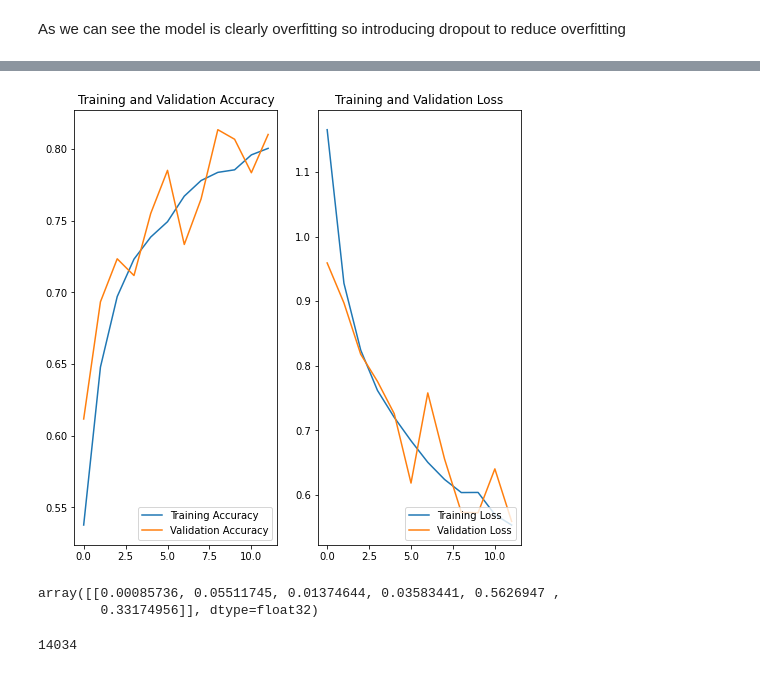
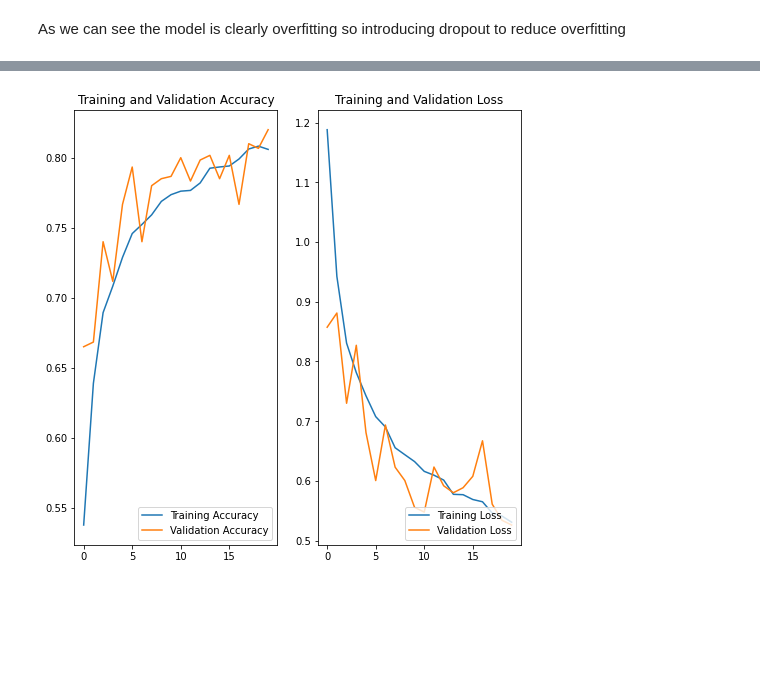
Before and after one commit to sumanjitmoshat/CNN, a Jupyter notebook: intel_image_classification.ipynb, the cells around one changed output, grey strips where cells are left out. Cells and saved outputs as stored; diff of their text form; code cells hidden in the pictures; blank space fills up the shorter version.

```diff
--- a/intel_image_classification.ipynb
+++ b/intel_image_classification.ipynb
@@ -236,12 +231,10 @@ data_augmentation = Sequential(
 model_dropout = Sequential([
             data_augmentation,
             layers.experimental.preprocessing.Rescaling(1./255),
-            layers.Conv2D(16,3,padding='same',activation='relu'),
-            layers.MaxPooling2D(),
-            layers.Conv2D(32,3,padding='same',activation='relu'),
-            layers.MaxPooling2D(),
-            layers.Conv2D(64,3,padding='same',activation='relu'),
-            layers.MaxPooling2D(),
+            layers.Conv2D(32,(3,3),padding='same',activation='relu'),
+            layers.MaxPooling2D(2,2),
+            layers.Conv2D(32,(3,3),padding='same',activation='relu'),
+            layers.MaxPooling2D(2,2),
             layers.Dropout(0.2),
             layers.Flatten(),
             layers.Dense(128,activation='relu'),
@@ -276,6 +269,6 @@ Trainable params: 2,678,694
 Non-trainable params: 0
 _________________________________________________________________
 # %%
-history_dropout = model_dropout.fit(train_ds,validation_data=val_ds,epochs=epochs,callbacks=[earlystop])
+history_dropout = model_dropout.fit(train_ds,validation_data=val_ds,epochs=epochs)
 # %% [output]
 Epoch 1/20
@@ -298,26 +291,26 @@ Epoch 12/20
 # %%
 acc = history_dropout.history['accuracy']
 val_acc = history_dropout.history['val_accuracy']
 
 loss= history_dropout.history['loss']
 val_loss = history_dropout.history['val_loss']
 
-epochs_range = range(12)
+epochs_range = range(20)
 
 plt.figure(figsize=(8,8))
 
 plt.subplot(1,2,1)
 plt.plot(epochs_range,acc,label='Training Accuracy')
 plt.plot(epochs_range,val_acc, label='Validation Accuracy')
 plt.legend(loc='lower right')
 plt.title('Training and Validation Accuracy')
 
 plt.subplot(1,2,2)
 plt.plot(epochs_range,loss,label='Training Loss')
 plt.plot(epochs_range,val_loss, label='Validation Loss')
 plt.legend(loc='lower right')
 plt.title('Training and Validation Loss')
 
 plt.show()
 # %% [output]
-[figure, old version]
+[figure, new version]
@@ -331,16 +316,0 @@ def load(filename):
-# %%
- image1 = load_img('/content/train/seg_pred/seg_pred/11572.jpg')
- image1 = np.array(image1)/255
- image1 = transform.resize(image1, (150, 150, 3))
- image1 = np.expand_dims(image1, axis=0)
- model.predict(image1)
-# %% [output]
-array([[0.00085736, 0.05511745, 0.01374644, 0.03583441, 0.5626947 ,
-        0.33174956]], dtype=float32)
-# %%
-from glob import glob
-path_list = [x for x in glob(os.path.join(data_dir_train, '*', '*.jpg'))]
-lesion_list = [os.path.basename(os.path.dirname(y)) for y in glob(os.path.join(data_dir_train, '*', '*.jpg'))]
-len(path_list)
-# %% [output]
-14034
```
Also changed, not shown: parts of 15 cells of this notebook.
